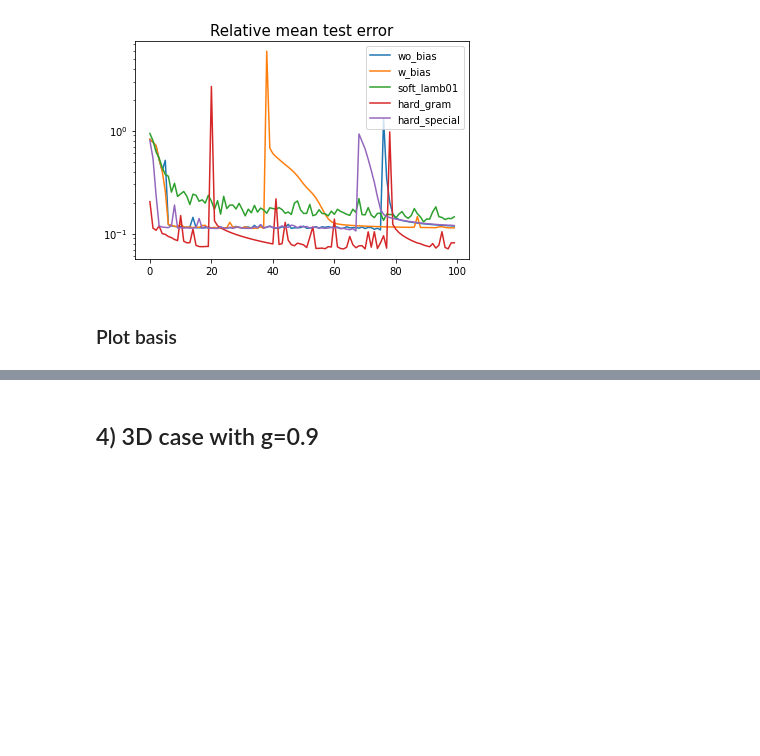
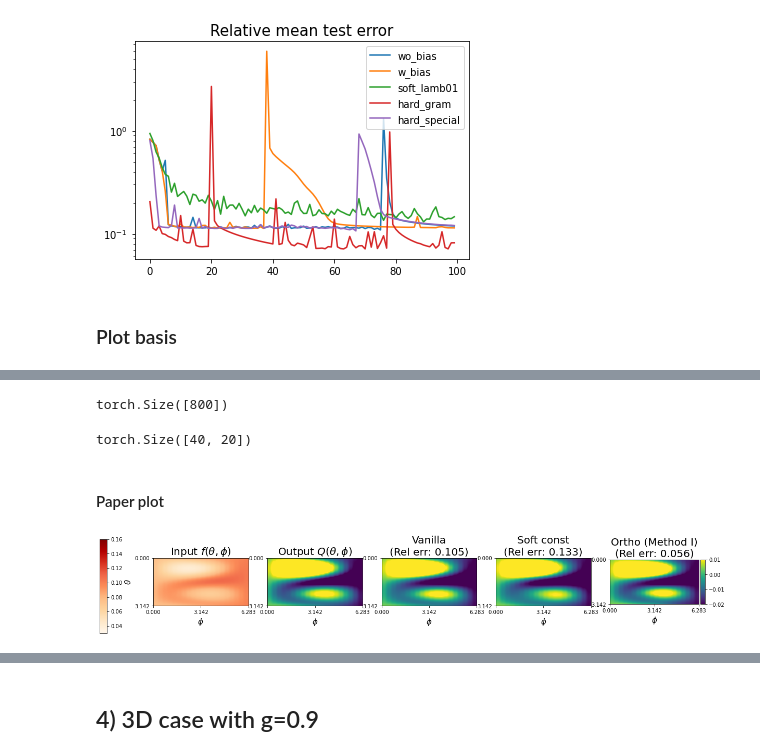
Before and after one commit to ScSteffen/CollisionOperatorLearning, a Jupyter notebook: analysis_entropy_HG.ipynb, the cells around one changed output, grey strips where cells are left out. Cells and saved outputs as stored; diff of their text form; code cells hidden in the pictures; blank space fills up the shorter version.

```diff
--- a/analysis_entropy_HG.ipynb
+++ b/analysis_entropy_HG.ipynb
@@ -629,0 +636,54 @@ hard_special=> (sample) test error=1.13E-01, Qdv=-3.12E-07 & (All) test error=1.
+# %%
+prediction.shape
+# %% [output]
+torch.Size([800])
+# %%
+prediction.reshape(integration_order*2,integration_order).shape
+# phi 0~2pi
+# theta pi~0
+# %% [output]
+torch.Size([40, 20])
+# %% [markdown]
+#### Paper plot
+# %%
+data_idx=150
+fig=plt.figure(figsize=(19,5))
+
+plot_name=["Vanilla", "Soft const", r"Ortho (Method I)"]
+
+ax=plt.subplot(1,5,1)
+ax.set_title(r"Input $f(\theta,\phi)$", fontsize=20)
+im=ax.imshow(test_data_f[data_idx].reshape(integration_order*2,integration_order), vmin=0.03, vmax=0.16, extent=(0,2*np.pi,np.pi,0), origin='lower', cmap='OrRd')
+#divider = make_axes_locatable(ax)
+#cax = divider.append_axes('left', size='10%', pad=0.2)
+#fig.colorbar(im, cax=cax,
+cbaxes = fig.add_axes([0.05, 0.23, 0.01, 0.5])  # This is the position for the colorbar
+fig.colorbar(im, cax = cbaxes)
+ax.set_xlabel(r'$\phi$',fontsize=15)
+ax.set_ylabel(r'$\theta$',fontsize=15)
+ax.set_xticks([0,np.pi,2*np.pi])
+ax.set_yticks([0,np.pi])
+
+ax=plt.subplot(1,5,2)
+ax.set_title(r"Output $Q(\theta,\phi)$", fontsize=20)
+im=ax.imshow(test_data_Q[data_idx].reshape(integration_order*2,integration_order), vmin=-0.02, vmax=0.01, extent=(0,2*np.pi,np.pi,0), origin='lower')
+ax.set_xlabel(r'$\phi$',fontsize=15)
+ax.set_xticks([0,np.pi,2*np.pi])
+ax.set_yticks([0,np.pi])
+
+for plot_idx, idx in enumerate([0,2,3]):
+    ax=plt.subplot(1,5,plot_idx+2+1)
+    prediction=models[idx](test_data_f[data_idx].reshape(1,1,-1).cuda(), grid).squeeze().detach().cpu()
+    im=ax.imshow(prediction.reshape(integration_order*2,integration_order), vmin=-0.02, vmax=0.01, extent=(0,2*np.pi,np.pi,0), origin='lower')
+    ax.set_xlabel(r'$\phi$',fontsize=15)
+    ax.set_xticks([0,np.pi,2*np.pi])
+    ax.set_yticks([0,np.pi])
+    error=rel_L2_error(prediction, test_data_Q[data_idx])
+    ax.set_title("{}\n(Rel err: {:.3f})".format(plot_name[plot_idx],error), fontsize=20)
+divider = make_axes_locatable(ax)
+cax = divider.append_axes('right', size='5%', pad=0.05)
+fig.colorbar(im, cax=cax, orientation='vertical')
+plt.savefig('S2_profile.png', dpi=100, format='png',bbox_inches='tight')
+plt.show()
+# %% [output]
+[figure, added]
```
Also changed, not shown: parts of 10 cells of this notebook, 3 other files.
